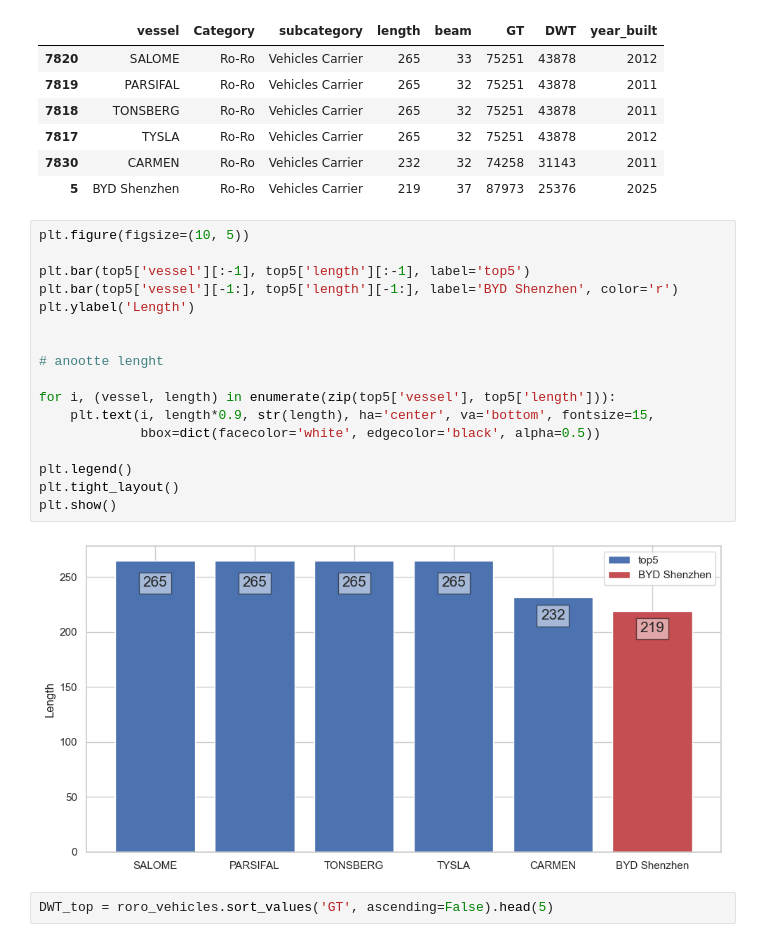
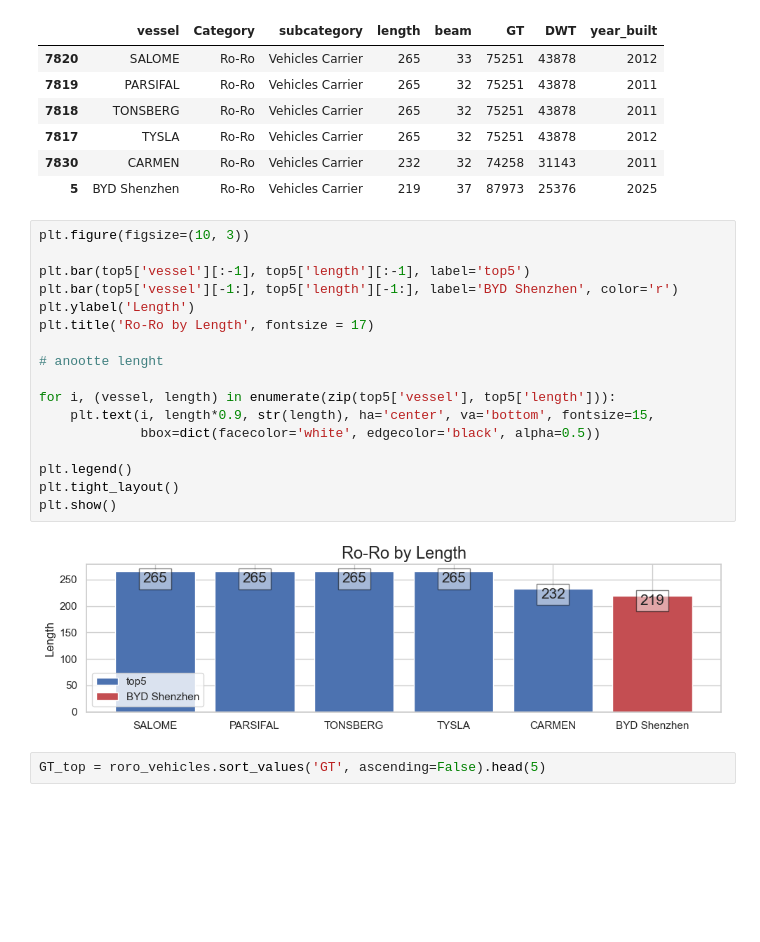
Before and after one commit to RafaPieper/Ships_Data_Analysis, a Jupyter notebook: ships-eda.ipynb, the cells around one changed output. Drawn from its saved outputs; the diff is of its cells as text; blank space fills up the shorter version.

```diff
--- a/ships-eda.ipynb
+++ b/ships-eda.ipynb
@@ -606,24 +606,24 @@ top5
 | 7830 | CARMEN | Ro-Ro | Vehicles Carrier | 232 | 32 | 74258 | 31143 | 2011 |
 | 5 | BYD Shenzhen | Ro-Ro | Vehicles Carrier | 219 | 37 | 87973 | 25376 | 2025 |
 # %%
-plt.figure(figsize=(10, 5))
+plt.figure(figsize=(10, 3))
 
 plt.bar(top5['vessel'][:-1], top5['length'][:-1], label='top5')
 plt.bar(top5['vessel'][-1:], top5['length'][-1:], label='BYD Shenzhen', color='r')
 plt.ylabel('Length')
-
+plt.title('Ro-Ro by Length', fontsize = 17)
 
 # anootte lenght
 
 for i, (vessel, length) in enumerate(zip(top5['vessel'], top5['length'])):
     plt.text(i, length*0.9, str(length), ha='center', va='bottom', fontsize=15,
              bbox=dict(facecolor='white', edgecolor='black', alpha=0.5))
 
 plt.legend()
 plt.tight_layout()
 plt.show()
 # %% [output]
-[figure, old version]
+[figure, new version]
 # %%
-DWT_top = roro_vehicles.sort_values('GT', ascending=False).head(5)
+GT_top = roro_vehicles.sort_values('GT', ascending=False).head(5)
 # %%
```
Also changed, not shown: parts of 3 cells of this notebook.
